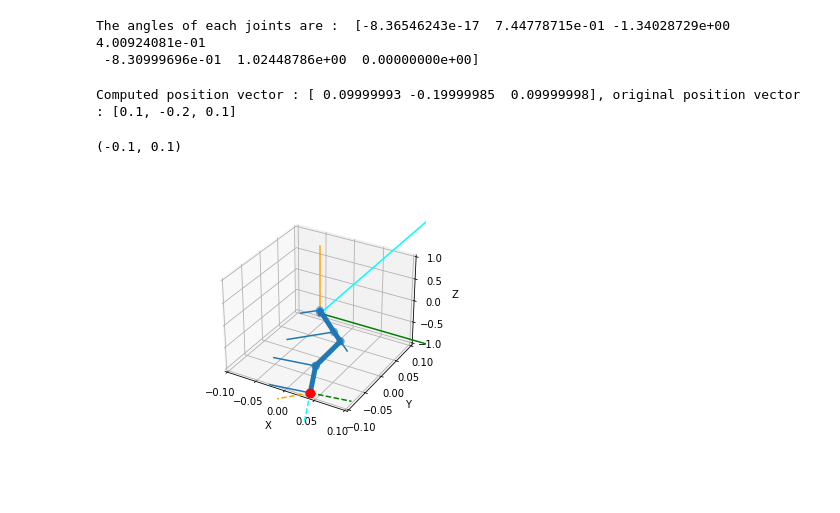
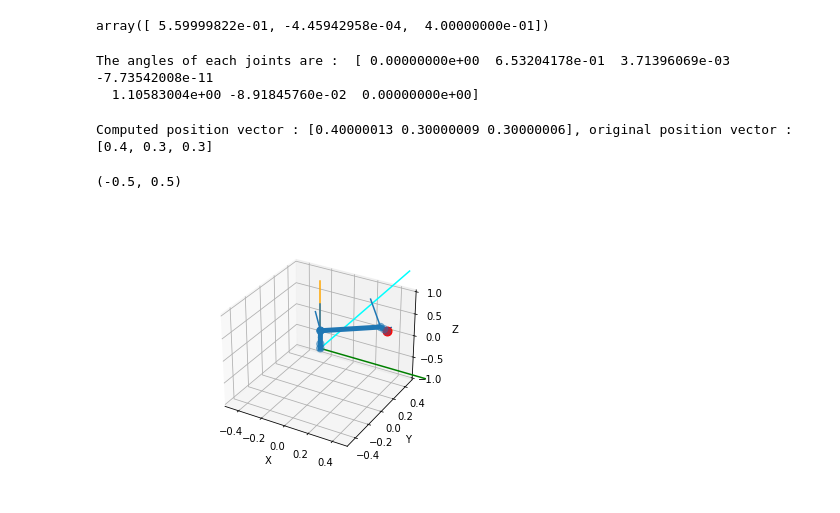
Before and after one commit to RIT-MDRC/URC, a Jupyter notebook: inverseKinematicsRework/main.ipynb, the cells around one changed output. Drawn from its saved outputs; the diff is of its cells as text; code cells hidden in the pictures.

```diff
--- a/inverseKinematicsRework/main.ipynb
+++ b/inverseKinematicsRework/main.ipynb
@@ -3,26 +3,29 @@ import ikpy.chain
 import numpy as np
 import ikpy.utils.plot as plot_utils
 # %%
-my_chain = ikpy.chain.Chain.from_urdf_file("C:/Users/Kirin/OneDrive/Desktop/URC/inverseKinematicsRework/ikpy/resources/poppy_ergo.URDF")
+my_chain = ikpy.chain.Chain.from_urdf_file("C:/Users/Kirin/OneDrive/Desktop/URC/Kinematic Model/urdf/Kinematic Model.urdf")
+my_chain.forward_kinematics([0] * 7)[:3, 3]
+# %% [output]
+array([ 5.59999822e-01, -4.45942958e-04,  4.00000000e-01])
 # %%
-target_position = [ 0.1, -0.2, 0.1]
+target_position = [ 0.4, 0.3, 0.3]
 print("The angles of each joints are : ", my_chain.inverse_kinematics(target_position))
 # %% [output]
-The angles of each joints are :  [-8.36546243e-17  7.44778715e-01 -1.34028729e+00  4.00924081e-01
- -8.30999696e-01  1.02448786e+00  0.00000000e+00]
+The angles of each joints are :  [ 0.00000000e+00  6.53204178e-01  3.71396069e-03 -7.73542008e-11
+  1.10583004e+00 -8.91845760e-02  0.00000000e+00]
 # %%
 real_frame = my_chain.forward_kinematics(my_chain.inverse_kinematics(target_position))
 print("Computed position vector : %s, original position vector : %s" % (real_frame[:3, 3], target_position))
 # %% [output]
-Computed position vector : [ 0.09999993 -0.19999985  0.09999998], original position vector : [0.1, -0.2, 0.1]
+Computed position vector : [0.40000013 0.30000009 0.30000006], original position vector : [0.4, 0.3, 0.3]
 # %%
 %matplotlib inline
 %matplotlib widget
 import matplotlib.pyplot as plt
 fig, ax = plot_utils.init_3d_figure()
 my_chain.plot(my_chain.inverse_kinematics(target_position), ax, target=target_position)
-plt.xlim(-0.1, 0.1)
-plt.ylim(-0.1, 0.1)
+plt.xlim(-0.5, 0.5)
+plt.ylim(-0.5, 0.5)
 # %% [output]
-(-0.1, 0.1)
+(-0.5, 0.5)
-[figure, old version]
+[figure, new version]
```
Also changed, not shown: 3 other files.
